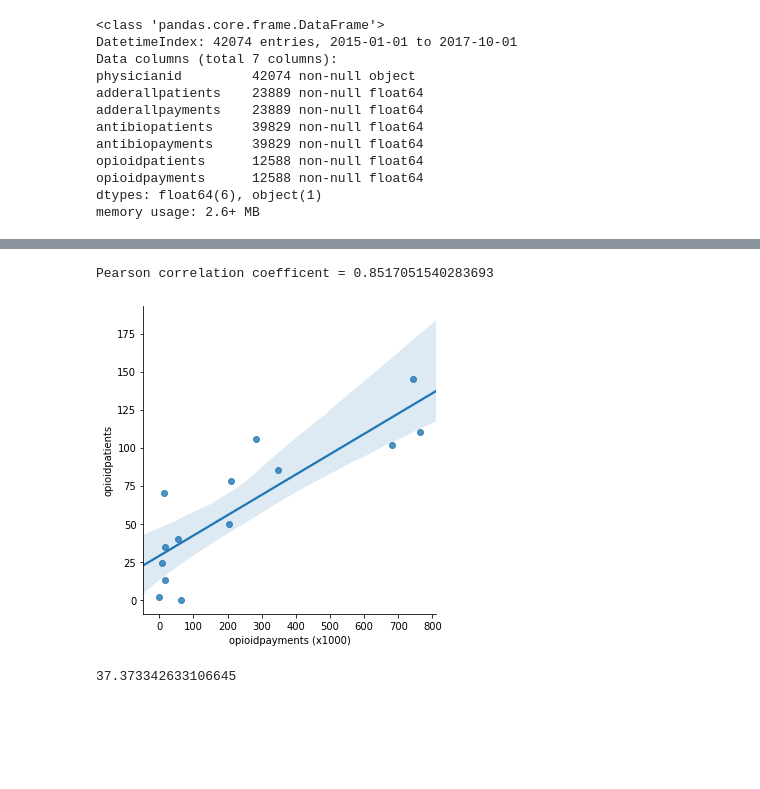
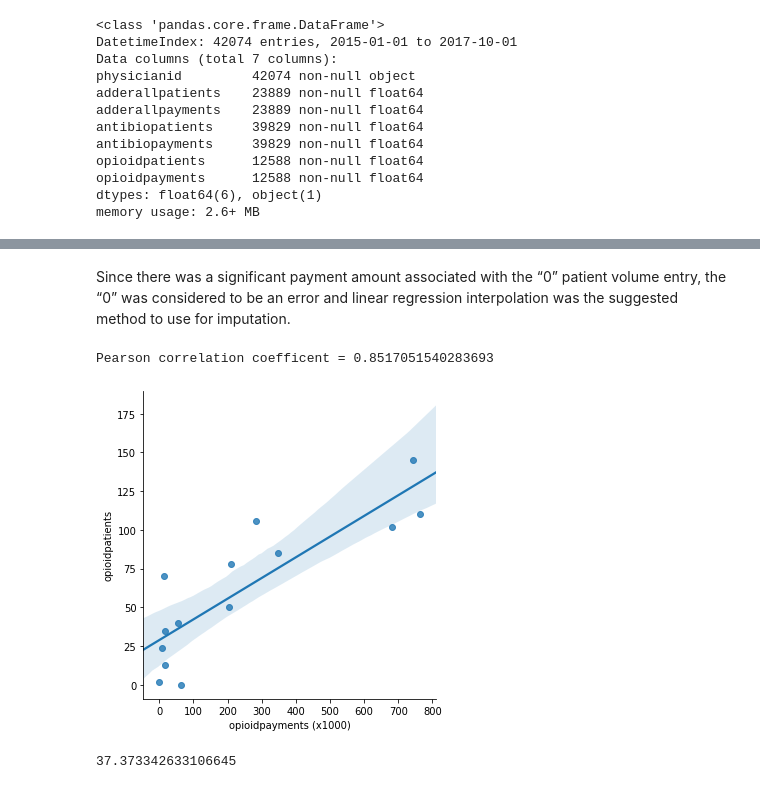
Before and after one commit to nwugocc/Capstone-Project-1, a Jupyter notebook: capstone_1_milestone_report.ipynb, the cells around one changed output, grey strips where cells are left out. Saved outputs shown, nothing was run; the diff lists cells and outputs as text; code cells hidden in the pictures; blank space fills up the shorter version.

```diff
--- a/capstone_1_milestone_report.ipynb
+++ b/capstone_1_milestone_report.ipynb
@@ -12,5 +53,8 @@ https://raw.githubusercontent.com/nwugocc/Capstone-Project-1/master/data/data1.t
 # %%
-df1 = pd.read_csv('data/data1.txt', index_col='yrmo', parse_dates=True).sort_index()
+# Importing the dataset
+filepath = 'https://raw.githubusercontent.com/nwugocc/Capstone-Project-1/master/data/data1.txt'
+file = 'data/data1.txt'
+df1 = pd.read_csv(filepath, index_col='yrmo', parse_dates=True).sort_index()
 df1.index.name = 'Date'
 df1.shape
 # %% [output]
@@ -157,18 +204,20 @@ The suggested methos to replace the _zero_ entry is using linear regression of m
+# %% [markdown]
+Since there was a significant payment amount associated with the “0” patient volume entry, the “0” was considered to be an error and linear regression interpolation was the suggested method to use for imputation.
 # %%
 # Calculating correlation coefficenr of physicianid ''wwyJwO6CL1dqIooh' patient volumes and payments
-physid_wwy = df2[df2['physicianid'] == 'wwyJwO6CL1dqIooh'][['opioidpatients','opioidpayments']]
+physid_wwy = df2.loc[(df2.physicianid == 'wwyJwO6CL1dqIooh'),['opioidpatients','opioidpayments']]
 wwy_r = np.corrcoef(physid_wwy.opioidpayments, physid_wwy.opioidpatients)
 print('Pearson correlation coefficent =',wwy_r[0,1])
 
 # Regression plot of patient volumes and payments for physicianid 'wwyJwO6CL1dqIooh'
-physid_wwy = df2[df2['physicianid'] == 'wwyJwO6CL1dqIooh'][['opioidpatients','opioidpayments']]
+physid_wwy = df2.loc[df2.physicianid == 'wwyJwO6CL1dqIooh'][['opioidpatients','opioidpayments']]
 phys_ww = physid_wwy.copy()
 phys_ww['opioidpayments'] = phys_ww['opioidpayments'] / 1000
 sns.lmplot(x='opioidpayments', y='opioidpatients', data=phys_ww)
 plt.xlabel('opioidpayments (x1000)');
 # %% [output]
 Pearson correlation coefficent = 0.8517051540283693
-[figure, old version]
+[figure, new version]
 # %%
 # Extracting the slope and intercept parameters
 slope, intercept = np.polyfit(physid_wwy['opioidpayments'],physid_wwy['opioidpatients'], 1)
```
Also changed, not shown: parts of 109 cells of this notebook.
